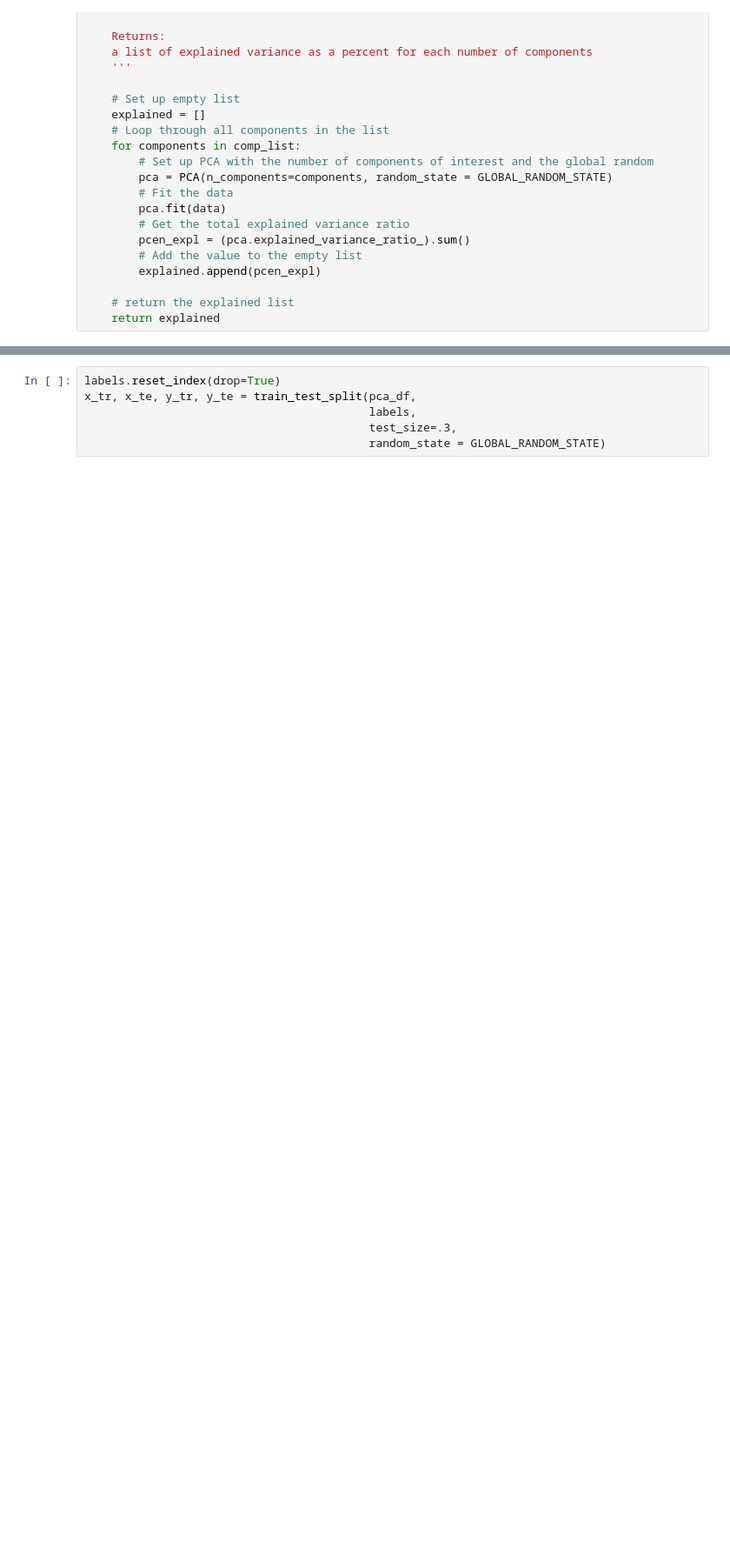
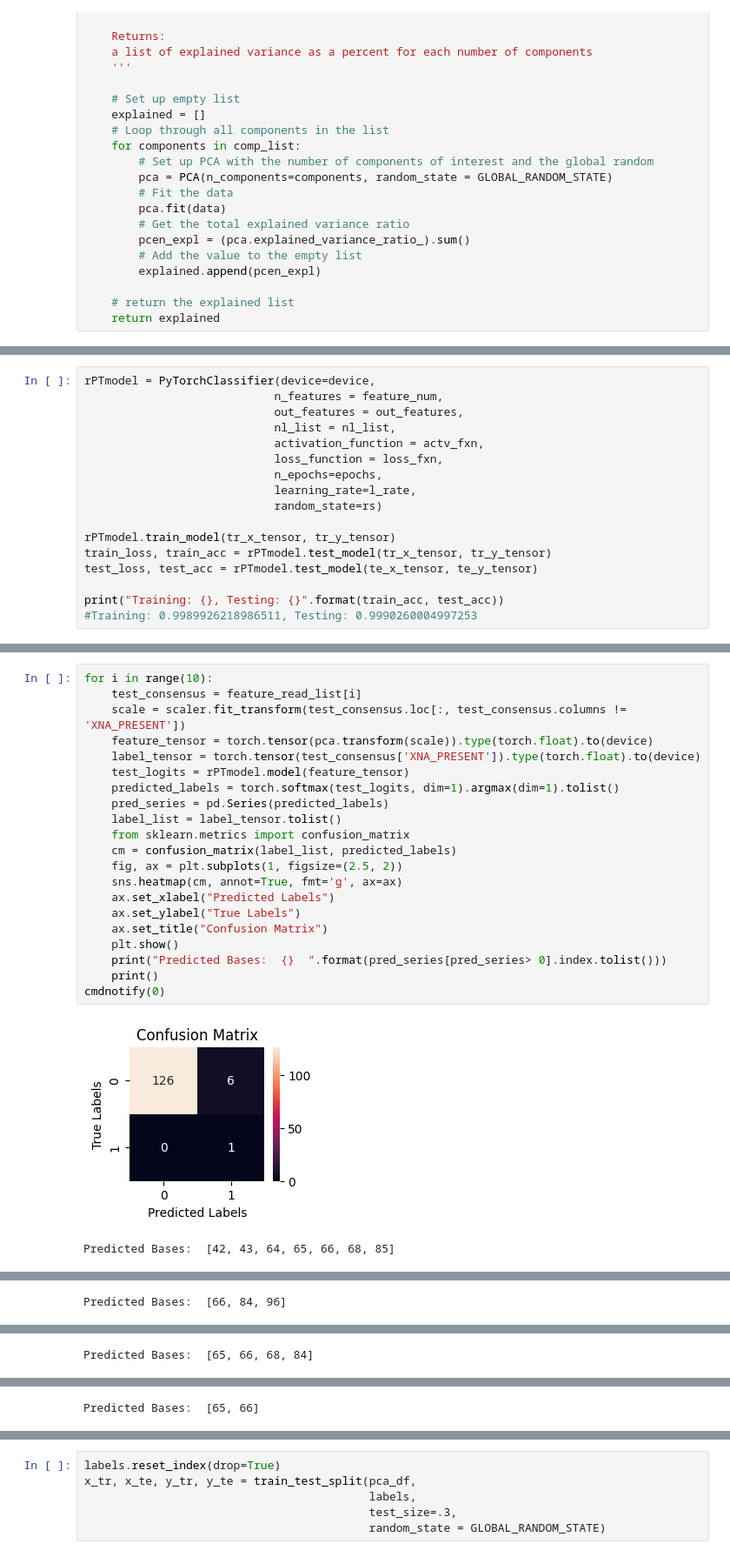
Before and after one commit to Marchand-Lab-Capstone/XenoFind, a Jupyter notebook: lib/xf_prelims/ML_WORKBENCH_2.ipynb, the cells around one changed output, grey strips where cells are left out. Shown at 87% size. Drawn from its saved outputs; the diff is of its cells as text; blank space fills up the shorter version.

```diff
--- a/lib/xf_prelims/ML_WORKBENCH_2.ipynb
+++ b/lib/xf_prelims/ML_WORKBENCH_2.ipynb
@@ -293,0 +774,17 @@ class PyTorchClassifier:
+# %%
+rPTmodel = PyTorchClassifier(device=device,
+                            n_features = feature_num,
+                            out_features = out_features,
+                            nl_list = nl_list,
+                            activation_function = actv_fxn,
+                            loss_function = loss_fxn,
+                            n_epochs=epochs,
+                            learning_rate=l_rate,
+                            random_state=rs)
+
+rPTmodel.train_model(tr_x_tensor, tr_y_tensor)
+train_loss, train_acc = rPTmodel.test_model(tr_x_tensor, tr_y_tensor)
+test_loss, test_acc = rPTmodel.test_model(te_x_tensor, te_y_tensor)
+
+print("Training: {}, Testing: {}".format(train_acc, test_acc))
+#Training: 0.9989926218986511, Testing: 0.9990260004997253
@@ -293,0 +801,24 @@ class PyTorchClassifier:
+# %%
+for i in range(10):
+    test_consensus = feature_read_list[i]
+    scale = scaler.fit_transform(test_consensus.loc[:, test_consensus.columns != 'XNA_PRESENT'])
+    feature_tensor = torch.tensor(pca.transform(scale)).type(torch.float).to(device)
+    label_tensor = torch.tensor(test_consensus['XNA_PRESENT']).type(torch.float).to(device)
+    test_logits = rPTmodel.model(feature_tensor)
+    predicted_labels = torch.softmax(test_logits, dim=1).argmax(dim=1).tolist()
+    pred_series = pd.Series(predicted_labels)
+    label_list = label_tensor.tolist()
+    from sklearn.metrics import confusion_matrix
+    cm = confusion_matrix(label_list, predicted_labels)
+    fig, ax = plt.subplots(1, figsize=(2.5, 2))
+    sns.heatmap(cm, annot=True, fmt='g', ax=ax)
+    ax.set_xlabel("Predicted Labels")
+    ax.set_ylabel("True Labels")
+    ax.set_title("Confusion Matrix")
+    plt.show()
+    print("Predicted Bases:  {}  ".format(pred_series[pred_series> 0].index.tolist()))
+    print()
+cmdnotify(0)
+# %% [output]
+[figure, added]
+Predicted Bases:  [42, 43, 64, 65, 66, 68, 85]
@@ -293,0 +826 @@ class PyTorchClassifier:
+Predicted Bases:  [66, 84, 96]
@@ -293,0 +828 @@ class PyTorchClassifier:
+Predicted Bases:  [65, 66, 68, 84]
@@ -293,0 +830 @@ class PyTorchClassifier:
+Predicted Bases:  [65, 66]
```
Also changed, not shown: parts of 48 cells of this notebook, 12 other files.
